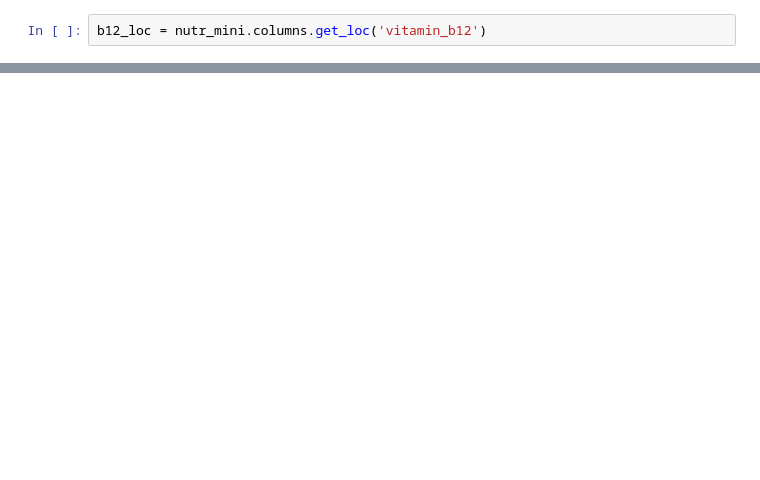
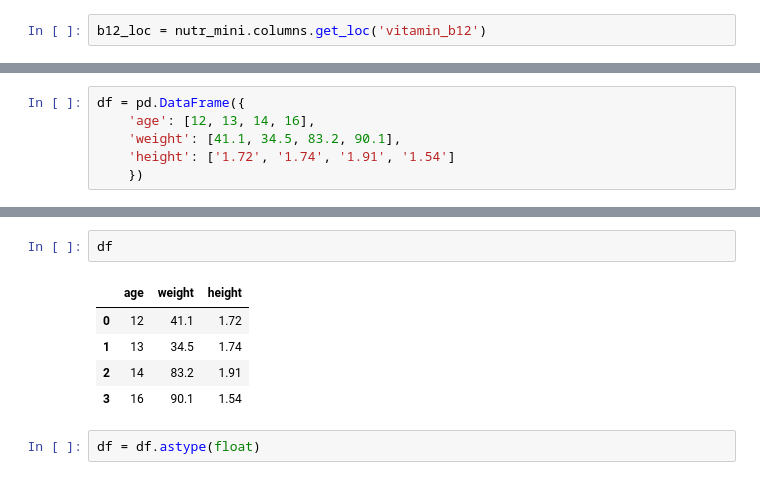
Before and after one commit to kprashant49/Projects, a Jupyter notebook: misc_projects/pandas_lecture_practice.ipynb, the cells around one changed output, grey strips where cells are left out. Cells and saved outputs as stored; diff of their text form; blank space fills up the shorter version.

```diff
--- a/misc_projects/pandas_lecture_practice.ipynb
+++ b/misc_projects/pandas_lecture_practice.ipynb
@@ -3298,0 +3299,6 @@ nutr_mini.total_fat.max()
+# %%
+df = pd.DataFrame({
+    'age': [12, 13, 14, 16],
+    'weight': [41.1, 34.5, 83.2, 90.1],
+    'height': ['1.72', '1.74', '1.91', '1.54']
+    })
@@ -3298,0 +3318,10 @@ nutr_mini.total_fat.max()
+# %%
+df
+# %% [output]
+|  | age | weight | height |
+| 0 | 12 | 41.1 | 1.72 |
+| 1 | 13 | 34.5 | 1.74 |
+| 2 | 14 | 83.2 | 1.91 |
+| 3 | 16 | 90.1 | 1.54 |
+# %%
+df = df.astype(float)
```
Also changed, not shown: parts of 28 cells of this notebook.
